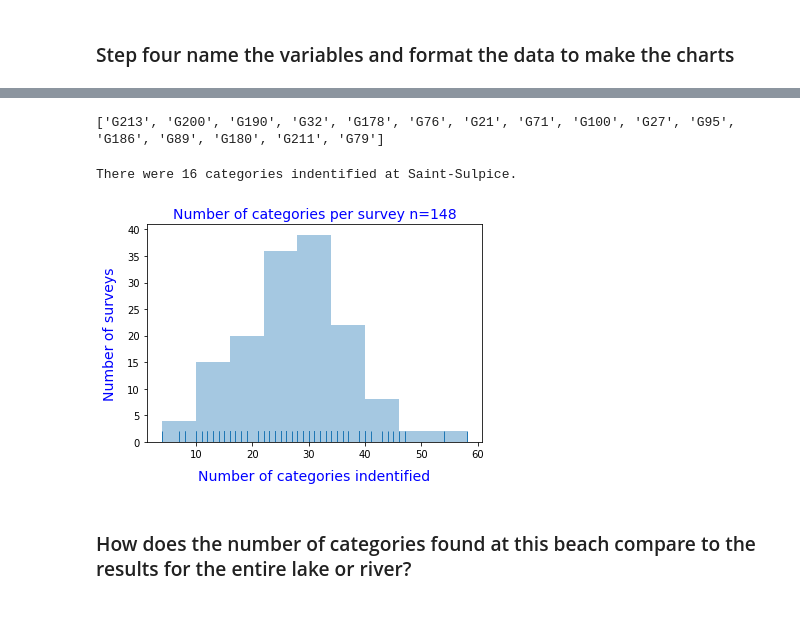
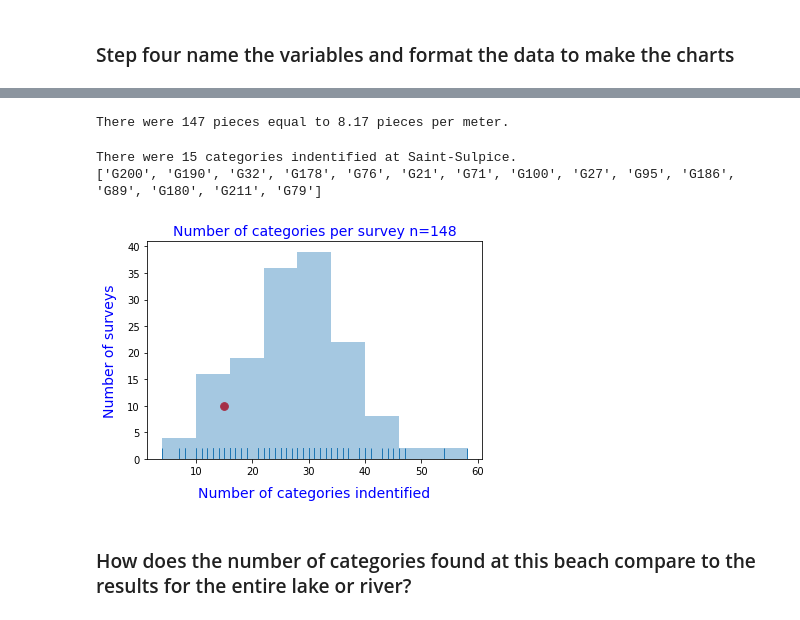
Before and after one commit to hammerdirt/solidWaste2018, a Jupyter notebook: SWE-2018-Saint-Sulpice-beach.ipynb, the cells around one changed output, grey strips where cells are left out. Cells and saved outputs as stored; diff of their text form; code cells hidden in the pictures.

```diff
--- a/SWE-2018-Saint-Sulpice-beach.ipynb
+++ b/SWE-2018-Saint-Sulpice-beach.ipynb
@@ -145,7 +146,7 @@ def numSamples(df):
 ### Step three functions that create the charts:
 # %%
 # code to make histogram:
-def makeHist(df, numSamps):
+def makeHist(df, numSamps, numCats):
     a = pd.DataFrame(df['quantity'].groupby([df['location_id'],df['date'], df['code_id']]).sum())
     b = a.groupby(['location_id', 'date']).count()
     fig = plt.gcf()
@@ -153,6 +154,7 @@ def makeHist(df, numSamps):
     g.set_ylabel("Number of surveys", labelpad= 10, color='b', fontsize=14)
     g.set_xlabel('Number of categories indentified', labelpad= 10, color='b', fontsize=14)
     g.set_title("Number of categories per survey n=" + str(numSamps), color='b', fontsize=14)
+    plt.scatter(x=numCats, y=10, c="red", s=60)
 # code to make the chart:
 def boxPlots99(df, dfBeach, aList):
     a = list(dfBeach.code_id)
@@ -233,11 +235,16 @@ def stripPlotAll(df, aList):
     fig.set_size_inches(11, 8)
     plt.show()
 # boxplot code for object of interest
-def oOiBoxplot():
+def oOiBoxplot(ooiPcs):
+    fig, ax = plt.subplots()
     ax = seaborn.boxplot( palette=random_colors, orient='h', data=oOI[["pcs_m", "code_id"]])
     ax.set_xlabel("Media-filters-(G91) per meter", labelpad= 10, color='b', fontsize=14)
     ax.set_ylabel("Media-filters-(G91)", labelpad= 10, color='b', fontsize=14)
     ax.set_title("Media-filters indentified all surveys n=" + str(numb), color='b', fontsize=14)
+    ax.annotate(beachName, xy=(ooiPcs, 0), xytext=(ooiPcs,-.2),
+            arrowprops=dict(arrowstyle="->",connectionstyle="arc3", color='red',),
+            )
+    fig.set_size_inches(8,5)
 def oOiStripPlot():
     g = seaborn.catplot(x="code_id", y="pcs_m", data=oOI,
                         aspect=1,hue="location_id", palette=random_colors, s=10, legend_out=False,)
@@ -293,18 +295,25 @@ False
+# %%
+# number of pieces found for this survey
+
+numPieces = lakeDailyTotal.loc[lakeDailyTotal.location == beachName]['total'].values[0]
+piecesMeter = numPieces/lakeDailyTotal.loc[lakeDailyTotal.location == beachName]['length'].values[0]
+
+print("There were " + str(numPieces) + " pieces equal to " + str(np.round(piecesMeter, 2)) + " pieces per meter.")
+# %% [output]
+There were 147 pieces equal to 8.17 pieces per meter.
 # %%
-# The list of codes indentified:
+# The number and list of codes identified for this survey
 listOfCodes, numberOfCodes = codeFrequency(thisBeachCode)
+print("There were " + str(numberOfCodes) + " categories indentified at " +  str(beachName) + ".")
 print(listOfCodes)
 # %% [output]
-['G213', 'G200', 'G190', 'G32', 'G178', 'G76', 'G21', 'G71', 'G100', 'G27', 'G95', 'G186', 'G89', 'G180', 'G211', 'G79']
+There were 15 categories indentified at Saint-Sulpice.
+['G200', 'G190', 'G32', 'G178', 'G76', 'G21', 'G71', 'G100', 'G27', 'G95', 'G186', 'G89', 'G180', 'G211', 'G79']
-# %%
-# The number of codes indentified:
-print("There were " + str(numberOfCodes) + " categories indentified at " +  str(beachName) + ".")
-# %% [output]
-There were 16 categories indentified at Saint-Sulpice.
-# %%
-makeHist(lakeCodeData, numSamps)
-# %% [output]
-[figure, removed]
+# %%
+# The red dot corresponds to the number of codes identifed at this beach
+makeHist(lakeCodeData, numSamps, numberOfCodes)
+# %% [output]
+[figure, added]
 # %% [markdown]
 ### How does the number of categories found at this beach compare to the results for the entire lake or river?
 # %%
```
Also changed, not shown: parts of 10 cells of this notebook, 1 other file.
